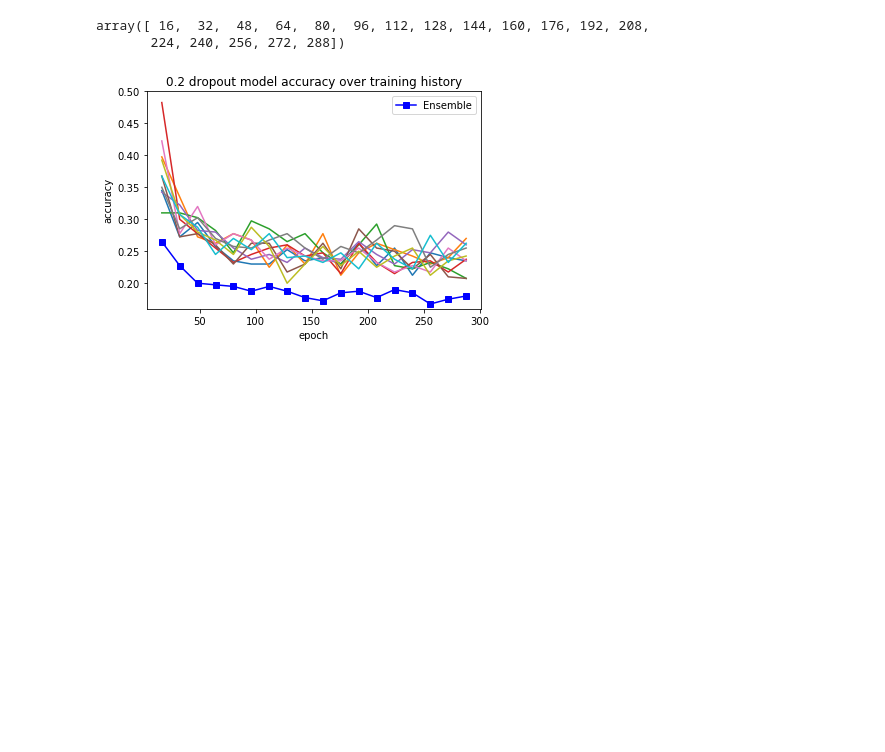
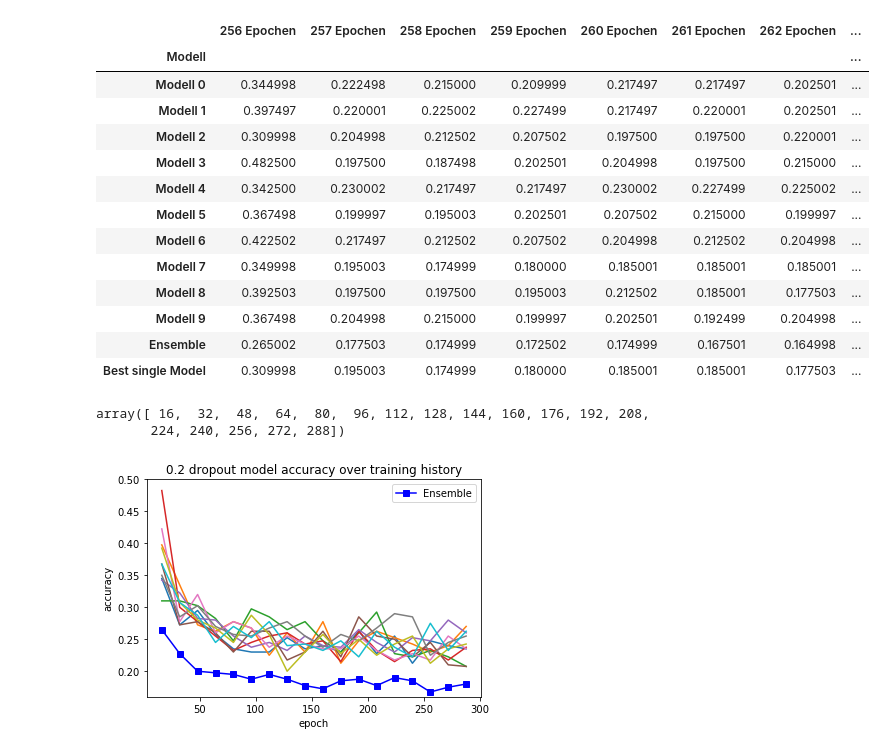
Before and after one commit to j05t/emnist, a Jupyter notebook: plot_history/plot_csv.ipynb, the cells around one changed output. Drawn from its saved outputs; the diff is of its cells as text; code cells hidden in the pictures; blank space fills up the shorter version.

```diff
--- a/plot_history/plot_csv.ipynb
+++ b/plot_history/plot_csv.ipynb
@@ -82,6 +84,23 @@ df05
 | Modell 9 | 0.352502 | 0.285000 | 0.314999 | 0.269997 | 0.265002 | 0.244999 | 0.242501 | 0.272501 | ... |
 | Ensemble | 0.262499 | 0.242501 | 0.217497 | 0.212502 | 0.212502 | 0.197500 | 0.199997 | 0.207502 | ... |
 | Best single Model | 0.317502 | 0.272501 | 0.247502 | 0.239998 | 0.230002 | 0.225002 | 0.234997 | 0.230002 | ... |
+# %%
+df06
+# %% [output]
+|  | 256 Epochen | 257 Epochen | 258 Epochen | 259 Epochen | 260 Epochen | 261 Epochen | 262 Epochen | ... |
+| Modell |  |  |  |  |  |  |  | ... |
+| Modell 0 | 0.344998 | 0.222498 | 0.215000 | 0.209999 | 0.217497 | 0.217497 | 0.202501 | ... |
+| Modell 1 | 0.397497 | 0.220001 | 0.225002 | 0.227499 | 0.217497 | 0.220001 | 0.202501 | ... |
+| Modell 2 | 0.309998 | 0.204998 | 0.212502 | 0.207502 | 0.197500 | 0.197500 | 0.220001 | ... |
+| Modell 3 | 0.482500 | 0.197500 | 0.187498 | 0.202501 | 0.204998 | 0.197500 | 0.215000 | ... |
+| Modell 4 | 0.342500 | 0.230002 | 0.217497 | 0.217497 | 0.230002 | 0.227499 | 0.225002 | ... |
+| Modell 5 | 0.367498 | 0.199997 | 0.195003 | 0.202501 | 0.207502 | 0.215000 | 0.199997 | ... |
+| Modell 6 | 0.422502 | 0.217497 | 0.212502 | 0.207502 | 0.204998 | 0.212502 | 0.204998 | ... |
+| Modell 7 | 0.349998 | 0.195003 | 0.174999 | 0.180000 | 0.185001 | 0.185001 | 0.185001 | ... |
+| Modell 8 | 0.392503 | 0.197500 | 0.197500 | 0.195003 | 0.212502 | 0.185001 | 0.177503 | ... |
+| Modell 9 | 0.367498 | 0.204998 | 0.215000 | 0.199997 | 0.202501 | 0.192499 | 0.204998 | ... |
+| Ensemble | 0.265002 | 0.177503 | 0.174999 | 0.172502 | 0.174999 | 0.167501 | 0.164998 | ... |
+| Best single Model | 0.309998 | 0.195003 | 0.174999 | 0.180000 | 0.185001 | 0.185001 | 0.177503 | ... |
 # %%
 # set x label range, starting with 16
 r = np.arange(16,288 + 16,16)
```
Also changed, not shown: parts of 4 cells of this notebook, 14 other files.
